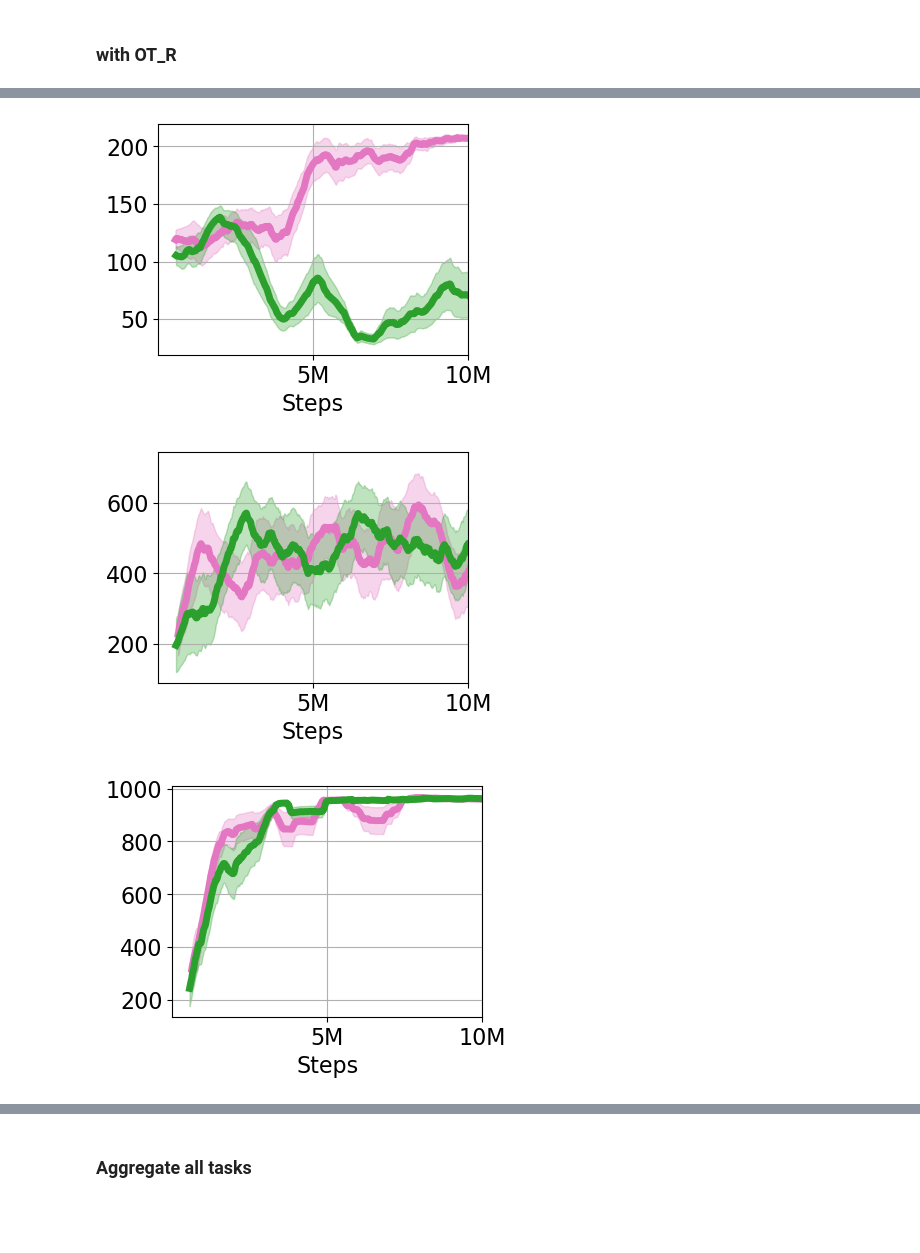
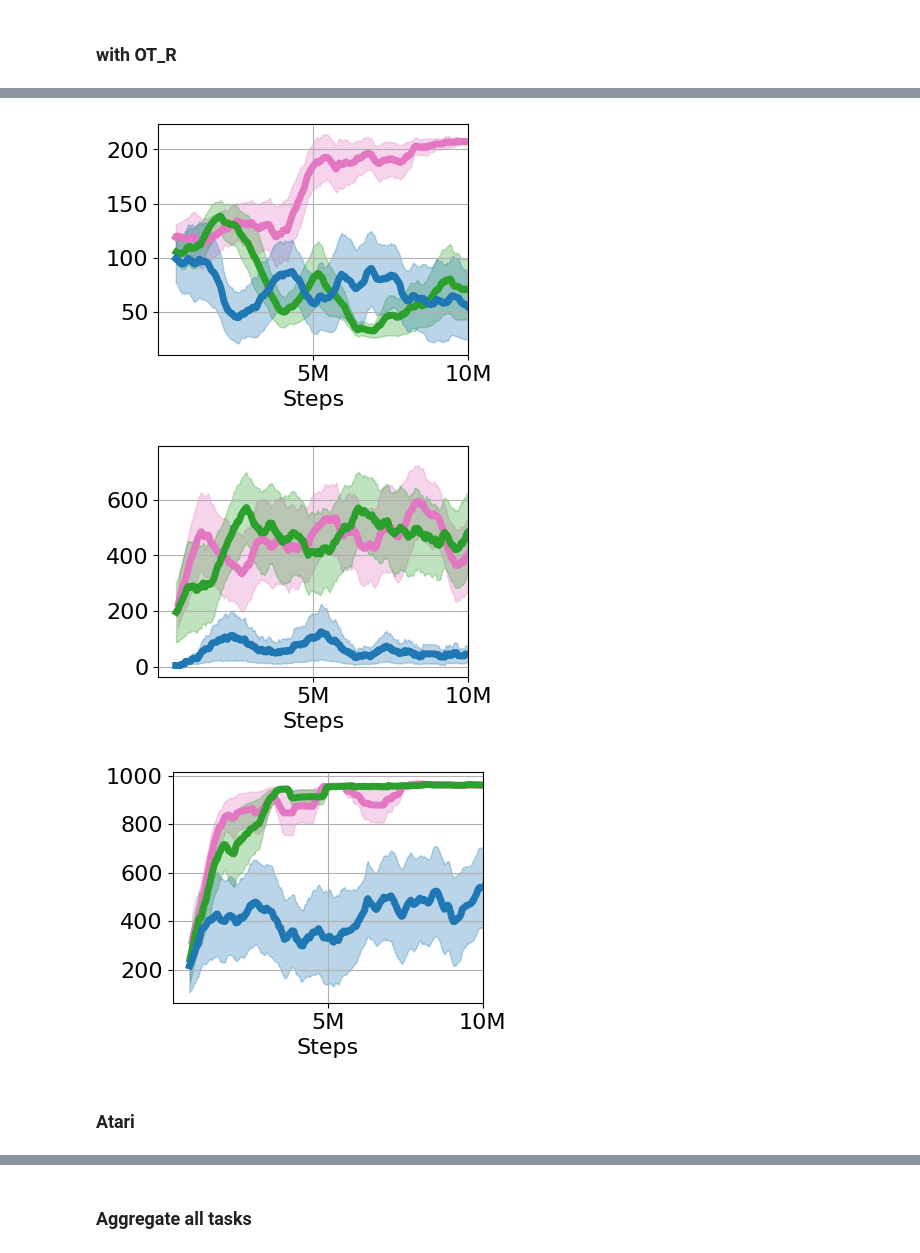
Before and after one commit to yangzhao-666/xiper, a Jupyter notebook: plot.ipynb, the cells around one changed output, grey strips where cells are left out. Saved outputs shown, nothing was run; the diff lists cells and outputs as text; code cells hidden in the pictures; blank space fills up the shorter version.

```diff
--- a/plot.ipynb
+++ b/plot.ipynb
@@ -96,7 +90,7 @@ def find_jsonl_files_recursively(folder_path):
     jsonl_files = []
     for root, dirs, files in os.walk(folder_path):
         for file in files:
-            if file.endswith('.jsonl'):
+            if file == 'scores.jsonl':
                 jsonl_files.append(os.path.join(root, file))
     return jsonl_files
 
@@ -303,27 +311,29 @@ plot_agent_folders(folders, labels, window_size=50, use_ste=True, color_list=col
 # %%
-folders = ['logdir/dmc_cartpole_swingup/Xiper_ot_R/', 'logdir/dmc_cartpole_swingup/Viper/']
-labels = ['XIPER', 'VIPER']
+folders = ['logdir/DMC_results_xiper_viper/dmc_cartpole_swingup/Xiper_ot_R/', 'logdir/DMC_results_xiper_viper/dmc_cartpole_swingup/Viper/', 'logdir/dmc_cartpole_swingup/XAIL/']
+labels = ['XIPER', 'VIPER', 'XAIL']
 
-color_list = ['tab:pink', 'tab:green', 'tab:grey', 'tab:blue']
+color_list = ['tab:pink', 'tab:green', 'tab:blue']
 
 plot_agent_folders(folders, labels, window_size=50, use_ste=True, color_list=color_list)
 # %% [output]
-[figure, old version]
+[figure, new version]
 # %%
-folders = ['logdir/dmc_pendulum_swingup/Xiper_ot_R/', 'logdir/dmc_pendulum_swingup/Viper_3_seeds/']
-labels = ['XIPER', 'VIPER']
+folders = ['logdir/DMC_results_xiper_viper/dmc_pendulum_swingup/Xiper_ot_R/', 'logdir/DMC_results_xiper_viper/dmc_pendulum_swingup/Viper_3_seeds/', 'logdir/dmc_pendulum_swingup/XAIL/']
+labels = ['XIPER', 'VIPER', 'XAIL']
 
-color_list = ['tab:pink', 'tab:green', 'tab:grey', 'tab:blue']
+color_list = ['tab:pink', 'tab:green', 'tab:blue']
 
 plot_agent_folders(folders, labels, window_size=50, use_ste=True, color_list=color_list)
 # %% [output]
-[figure, old version]
+[figure, new version]
 # %%
-folders = ['logdir/dmc_cup_catch/Xiper_ot_R/', 'logdir/dmc_cup_catch/Viper_3_seeds/']
-labels = ['XIPER', 'VIPER']
+folders = ['logdir/DMC_results_xiper_viper/dmc_cup_catch/Xiper_ot_R/', 'logdir/DMC_results_xiper_viper/dmc_cup_catch/Viper_3_seeds/', 'logdir/dmc_cup_catch/XAIL/']
+labels = ['XIPER', 'VIPER', 'XAIL']
 
-color_list = ['tab:pink', 'tab:green', 'tab:grey', 'tab:blue']
+color_list = ['tab:pink', 'tab:green', 'tab:blue']
 
 plot_agent_folders(folders, labels, window_size=50, use_ste=True, color_list=color_list)
 # %% [output]
-[figure, old version]
+[figure, new version]
+# %% [markdown]
+### Atari
```
Also changed, not shown: parts of 37 cells of this notebook, 27 other files.
